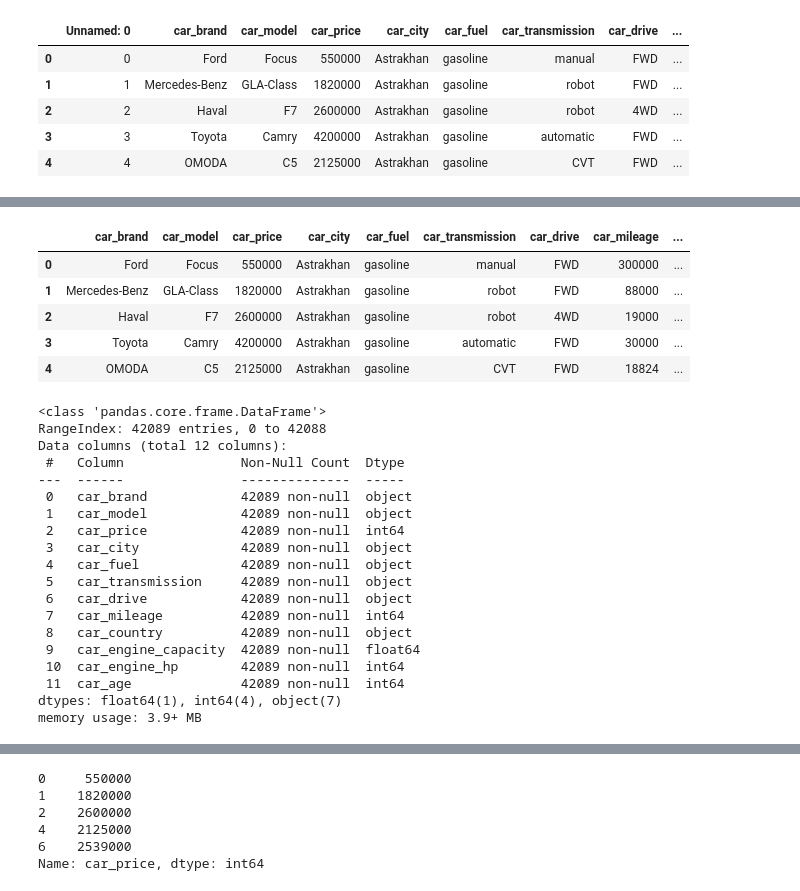
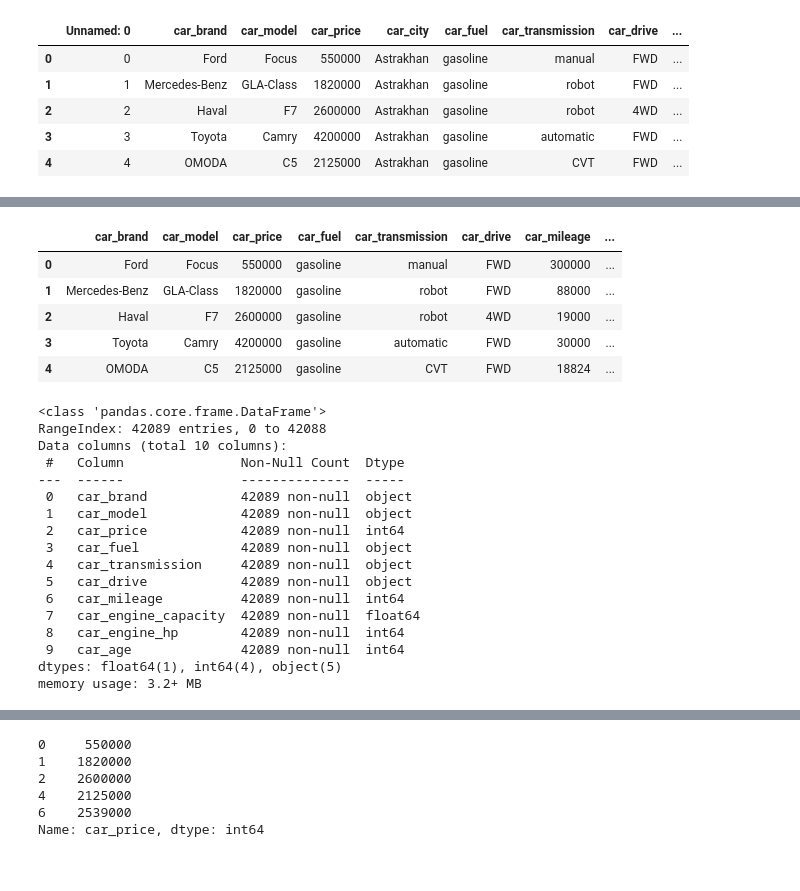
Before and after one commit to lvtdel/used_card_predict_build_model, a Jupyter notebook: test2.ipynb, the cells around one changed output, grey strips where cells are left out. Cells and saved outputs as stored; diff of their text form; code cells hidden in the pictures.

```diff
--- a/test2.ipynb
+++ b/test2.ipynb
@@ -36,32 +54,30 @@ cars.head()
 # %%
-cars.drop(['Unnamed: 0'], axis=1, inplace=True)
+cars.drop(['Unnamed: 0', 'car_country', 'car_city'], axis=1, inplace=True)
 cars.head()
 # %% [output]
-|  | car_brand | car_model | car_price | car_city | car_fuel | car_transmission | car_drive | car_mileage | ... |
-| 0 | Ford | Focus | 550000 | Astrakhan | gasoline | manual | FWD | 300000 | ... |
-| 1 | Mercedes-Benz | GLA-Class | 1820000 | Astrakhan | gasoline | robot | FWD | 88000 | ... |
-| 2 | Haval | F7 | 2600000 | Astrakhan | gasoline | robot | 4WD | 19000 | ... |
-| 3 | Toyota | Camry | 4200000 | Astrakhan | gasoline | automatic | FWD | 30000 | ... |
-| 4 | OMODA | C5 | 2125000 | Astrakhan | gasoline | CVT | FWD | 18824 | ... |
+|  | car_brand | car_model | car_price | car_fuel | car_transmission | car_drive | car_mileage | ... |
+| 0 | Ford | Focus | 550000 | gasoline | manual | FWD | 300000 | ... |
+| 1 | Mercedes-Benz | GLA-Class | 1820000 | gasoline | robot | FWD | 88000 | ... |
+| 2 | Haval | F7 | 2600000 | gasoline | robot | 4WD | 19000 | ... |
+| 3 | Toyota | Camry | 4200000 | gasoline | automatic | FWD | 30000 | ... |
+| 4 | OMODA | C5 | 2125000 | gasoline | CVT | FWD | 18824 | ... |
 # %%
 cars.info()
 # %% [output]
 <class 'pandas.core.frame.DataFrame'>
 RangeIndex: 42089 entries, 0 to 42088
-Data columns (total 12 columns):
+Data columns (total 10 columns):
  #   Column               Non-Null Count  Dtype
 ---  ------               --------------  -----
  0   car_brand            42089 non-null  object
  1   car_model            42089 non-null  object
  2   car_price            42089 non-null  int64
- 3   car_city             42089 non-null  object
- 4   car_fuel             42089 non-null  object
- 5   car_transmission     42089 non-null  object
- 6   car_drive            42089 non-null  object
- 7   car_mileage          42089 non-null  int64
- 8   car_country          42089 non-null  object
- 9   car_engine_capacity  42089 non-null  float64
- 10  car_engine_hp        42089 non-null  int64
- 11  car_age              42089 non-null  int64
-dtypes: float64(1), int64(4), object(7)
-memory usage: 3.9+ MB
+ 3   car_fuel             42089 non-null  object
+ 4   car_transmission     42089 non-null  object
+ 5   car_drive            42089 non-null  object
+ 6   car_mileage          42089 non-null  int64
+ 7   car_engine_capacity  42089 non-null  float64
+ 8   car_engine_hp        42089 non-null  int64
+ 9   car_age              42089 non-null  int64
+dtypes: float64(1), int64(4), object(5)
+memory usage: 3.2+ MB
```
Also changed, not shown: parts of 48 cells of this notebook, 3 other files.
